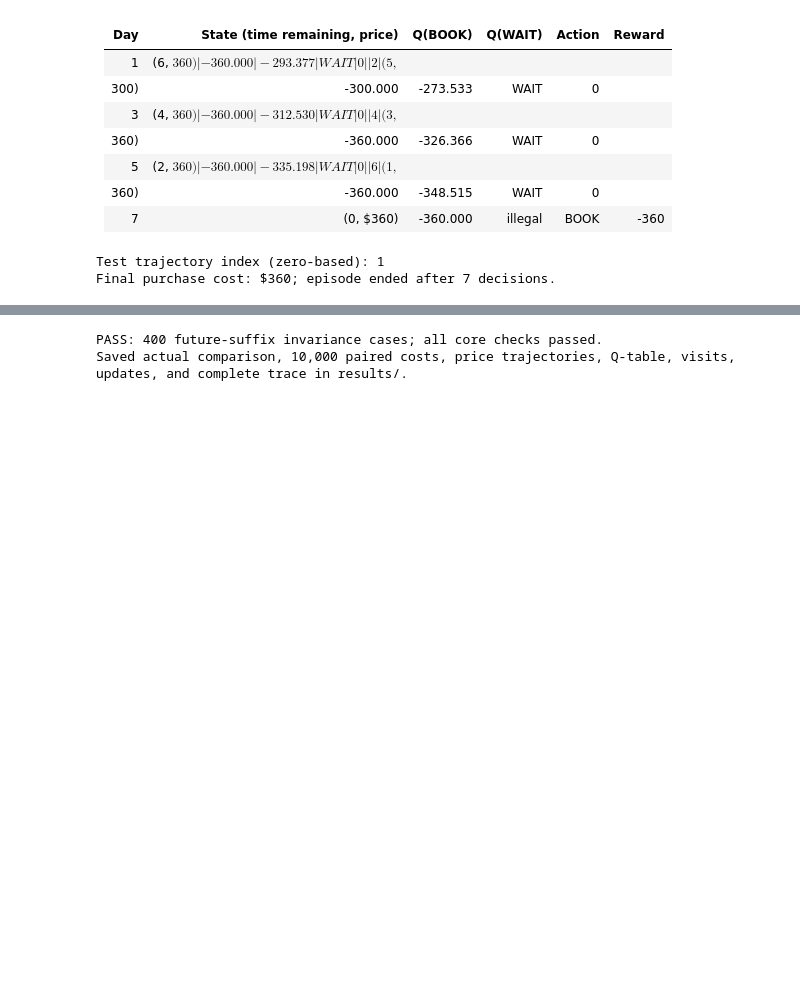
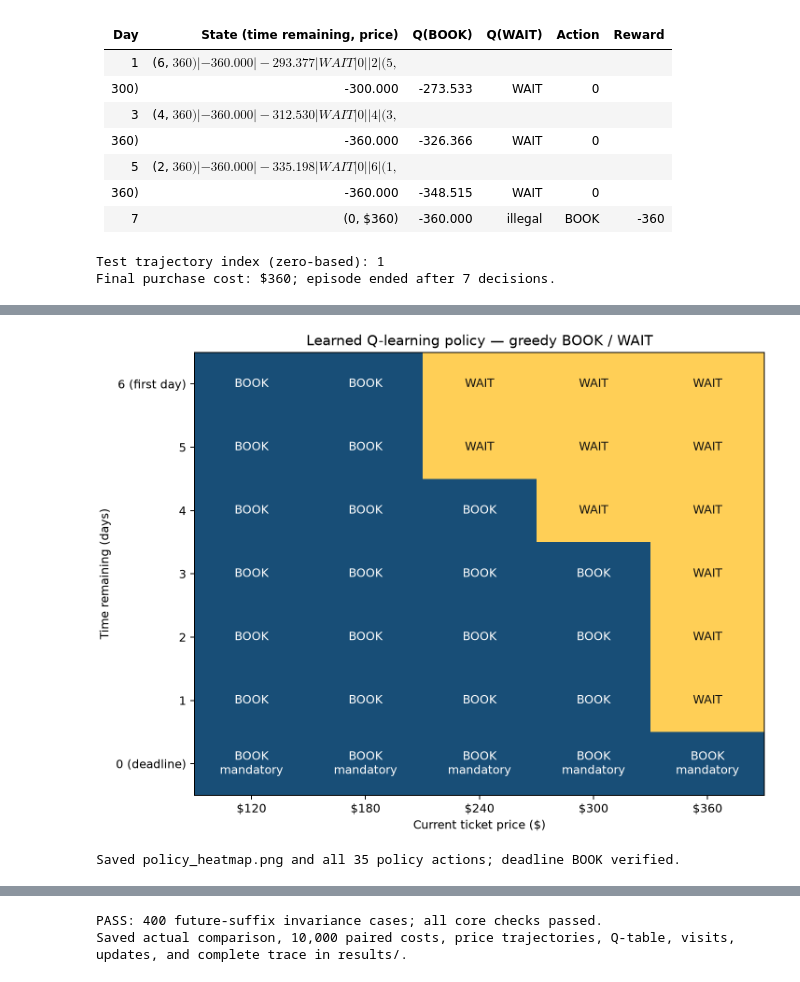
Before and after one commit to MelodyW2022/CS664_Project_Wong_Sheung_Wan, a Jupyter notebook: CS664_Flight_Booking.ipynb, the cells around one changed output, grey strips where cells are left out. Cells and saved outputs as stored; diff of their text form; code cells hidden in the pictures; blank space fills up the shorter version.

Commit message:
Complete exact MDP reference, policy heatmap, and paired savings intervals

```diff
--- a/CS664_Flight_Booking.ipynb
+++ b/CS664_Flight_Booking.ipynb
@@ -95,6 +127,7 @@ for time_remaining in range(1, 7):
             assert observed == expected
             assert rng.seen_probabilities == ((0.3, 0.3, 0.4) if time_remaining >= 3 else (0.6, 0.2, 0.2))
             transition_checks += 1
+verification_records.append({'check': 'simulator transitions', 'cases': transition_checks, 'status': 'PASS', 'detail': 'all time/price/move combinations; probability regimes; both boundaries'})
 # %%
 # 2D — rewards, deadline, and termination checks
 for purchase_day in range(7):
@@ -118,6 +151,7 @@ for purchase_day in range(7):
     else:
         raise AssertionError("Acting after purchase must fail")
 print(f"PASS: {transition_checks} exact transitions; all 7 purchase days; rewards; deadline BOOK; post-purchase rejection.")
+verification_records.append({'check': 'episode rules', 'cases': 7, 'status': 'PASS', 'detail': 'all purchase days; BOOK/WAIT rewards; deadline; reject post-purchase action'})
 # %% [output]
 PASS: 90 exact transitions; all 7 purchase days; rewards; deadline BOOK; post-purchase rejection.
 # %% [markdown]
@@ -172,6 +206,7 @@ assert check['target'] == -240 and check['updated'] == -24
 check = update_q(scratch, (0, 240), BOOK, -240, None, True, 0.1, 1.0)
 assert check['target'] == -240
 print("PASS: legal-action bootstrap and terminal reward-only updates.")
+verification_records.append({'check': 'Q-value updates', 'cases': 2, 'status': 'PASS', 'detail': 'legal next-action bootstrap; terminal reward-only target'})
 # %% [output]
 PASS: legal-action bootstrap and terminal reward-only updates.
 # %% [markdown]
@@ -406,0 +427,16 @@ Official threshold remains $180; official mean is $219.74
+# %%
+# 6A — analytical transition matrices
+def transition_matrix(time_remaining):
+    matrix = np.zeros((5, 5))
+    for i, price in enumerate(PRICES):
+        for move_index, move in enumerate((60, 0, -60)):
+            rng = ControlledRNG(move)
+            following = next_price(time_remaining, int(price), rng)
+            matrix[i, PRICE_INDEX[following]] += rng.seen_probabilities[move_index]
+    return matrix
+
+TRANSITIONS = {t: transition_matrix(t) for t in range(1, 7)}
+assert all(np.allclose(matrix.sum(axis=1), 1) for matrix in TRANSITIONS.values())
+assert all(np.all(matrix >= 0) for matrix in TRANSITIONS.values())
+assert np.allclose(TRANSITIONS[6][0], [0.7, 0.3, 0, 0, 0])
+assert np.allclose(TRANSITIONS[1][-1], [0, 0, 0, 0.2, 0.8])
@@ -406,0 +540,40 @@ Official threshold remains $180; official mean is $219.74
+# %%
+# 7A — draw and save the learned policy heatmap
+import os
+os.environ.setdefault('MPLCONFIGDIR', str(Path('.cache/matplotlib').resolve()))
+os.environ.setdefault('XDG_CACHE_HOME', str(Path('.cache').resolve()))
+import matplotlib
+matplotlib.use('Agg')
+import matplotlib.pyplot as plt
+from IPython.display import Image
+from matplotlib.colors import ListedColormap, BoundaryNorm
+
+learned_actions = np.array([[best_action(Q, (t, int(price))) for price in PRICES]
+                            for t in range(7)], dtype=int)
+assert np.all(learned_actions[0] == BOOK)
+assert np.array_equal(Q, q_before_evaluation)
+fig, ax = plt.subplots(figsize=(8, 6), layout='constrained')
+cmap = ListedColormap(['#184e77', '#ffcf56'])
+ax.imshow(learned_actions[::-1], cmap=cmap, norm=BoundaryNorm([-0.5, 0.5, 1.5], 2), aspect='auto')
+ax.set_xticks(range(5), [f'${price}' for price in PRICES])
+ax.set_yticks(range(7), ['6 (first day)', '5', '4', '3', '2', '1', '0 (deadline)'])
+ax.set_xlabel('Current ticket price ($)')
+ax.set_ylabel('Time remaining (days)')
+ax.set_title('Learned Q-learning policy — greedy BOOK / WAIT')
+for row, t in enumerate(range(6, -1, -1)):
+    for column in range(5):
+        action = int(learned_actions[t, column])
+        label = ACTION_NAMES[action] + ('\nmandatory' if t == 0 else '')
+        ax.text(column, row, label, ha='center', va='center', fontsize=10,
+                color='white' if action == BOOK else '#111111')
+fig.savefig(RESULTS / 'policy_heatmap.png', dpi=180)
+display(Image(filename=str(RESULTS / 'policy_heatmap.png')))
+plt.close(fig)
+save_csv('learned_policy_actions.csv', [{'time_remaining': t, 'price': int(price),
+    'action': ACTION_NAMES[int(learned_actions[t, i])], 'mandatory': t == 0}
+    for t in range(6, -1, -1) for i, price in enumerate(PRICES)])
+print('Saved policy_heatmap.png and all 35 policy actions; deadline BOOK verified.')
+verification_records.append({'check': 'policy actions', 'cases': 5, 'status': 'PASS', 'detail': 'all deadline prices force BOOK; Q-table unchanged'})
+# %% [output]
+[figure, added]
+Saved policy_heatmap.png and all 35 policy actions; deadline BOOK verified.
```
Also changed, not shown: parts of 24 cells of this notebook, 17 other files.
